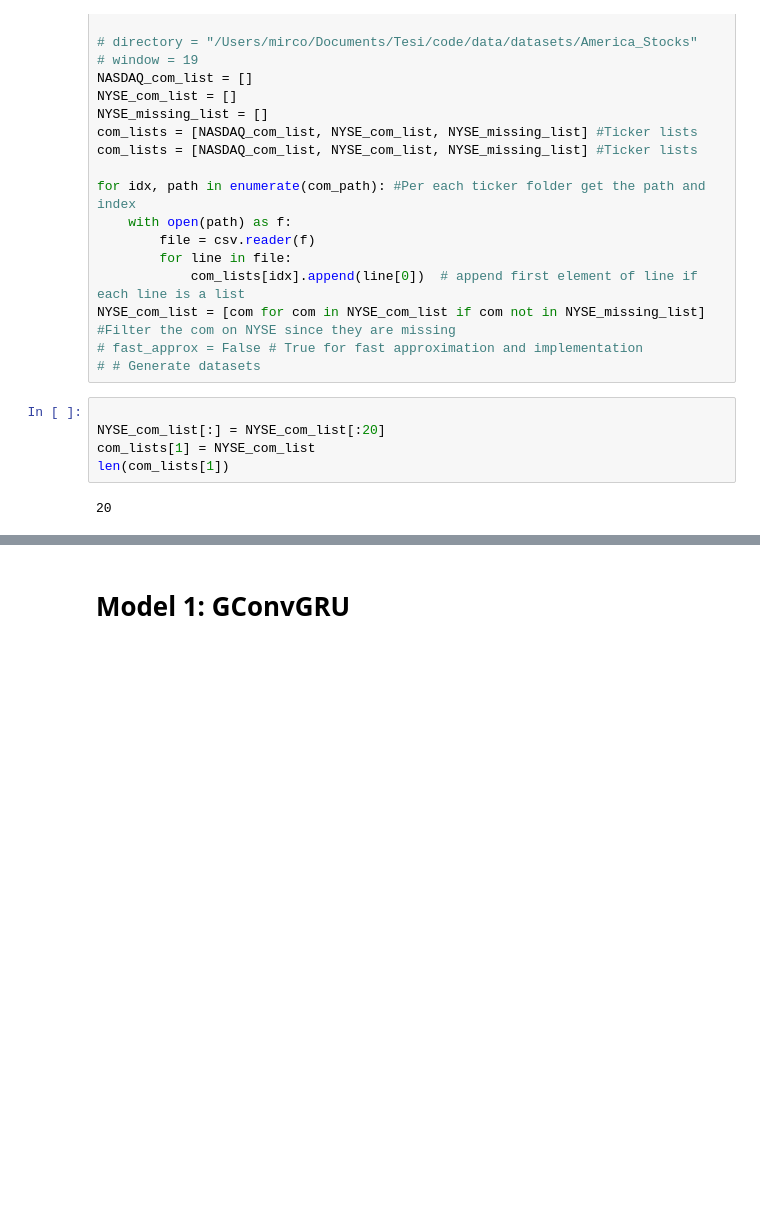
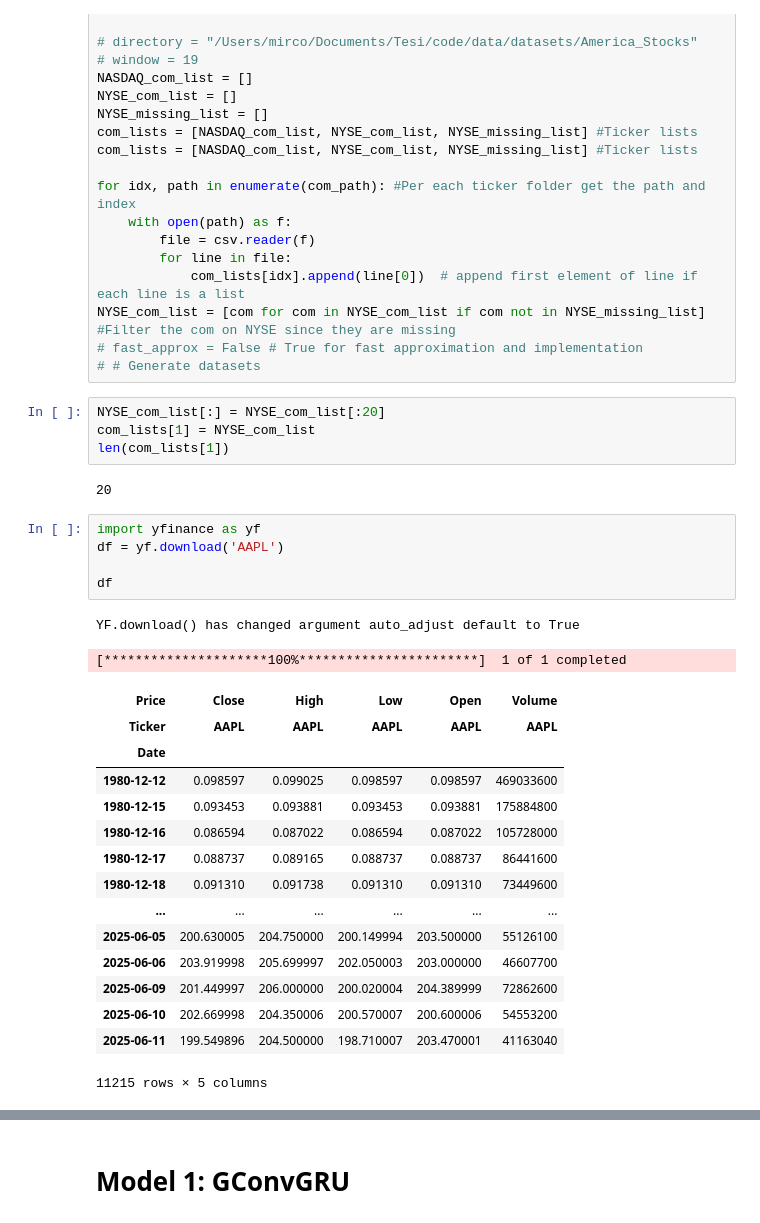
Before and after one commit to mircoloo/TemporalGNNReview, a Jupyter notebook: code/main.ipynb, the cells around one changed output, grey strips where cells are left out. Drawn from its saved outputs; the diff is of its cells as text; blank space fills up the shorter version.

```diff
--- a/code/main.ipynb
+++ b/code/main.ipynb
@@ -86,9 +86,31 @@ NYSE_com_list = [com for com in NYSE_com_list if com not in NYSE_missing_list] #
 # fast_approx = False # True for fast approximation and implementation
 # # Generate datasets
 # %%
-
 NYSE_com_list[:] = NYSE_com_list[:20]
 com_lists[1] = NYSE_com_list
 len(com_lists[1])
 # %% [output]
 20
+# %%
+import yfinance as yf
+df = yf.download('AAPL')
+
+df
+# %% [output]
+YF.download() has changed argument auto_adjust default to True
+[*********************100%***********************]  1 of 1 completed
+| Price | Close | High | Low | Open | Volume |
+| Ticker | AAPL | AAPL | AAPL | AAPL | AAPL |
+| Date |  |  |  |  |  |
+| 1980-12-12 | 0.098597 | 0.099025 | 0.098597 | 0.098597 | 469033600 |
+| 1980-12-15 | 0.093453 | 0.093881 | 0.093453 | 0.093881 | 175884800 |
+| 1980-12-16 | 0.086594 | 0.087022 | 0.086594 | 0.087022 | 105728000 |
+| 1980-12-17 | 0.088737 | 0.089165 | 0.088737 | 0.088737 | 86441600 |
+| 1980-12-18 | 0.091310 | 0.091738 | 0.091310 | 0.091310 | 73449600 |
+| ... | ... | ... | ... | ... | ... |
+| 2025-06-05 | 200.630005 | 204.750000 | 200.149994 | 203.500000 | 55126100 |
+| 2025-06-06 | 203.919998 | 205.699997 | 202.050003 | 203.000000 | 46607700 |
+| 2025-06-09 | 201.449997 | 206.000000 | 200.020004 | 204.389999 | 72862600 |
+| 2025-06-10 | 202.669998 | 204.350006 | 200.570007 | 200.600006 | 54553200 |
+| 2025-06-11 | 199.549896 | 204.500000 | 198.710007 | 203.470001 | 41163040 |
+11215 rows × 5 columns
```
Also changed, not shown: parts of 18 cells of this notebook, 2 other files.
